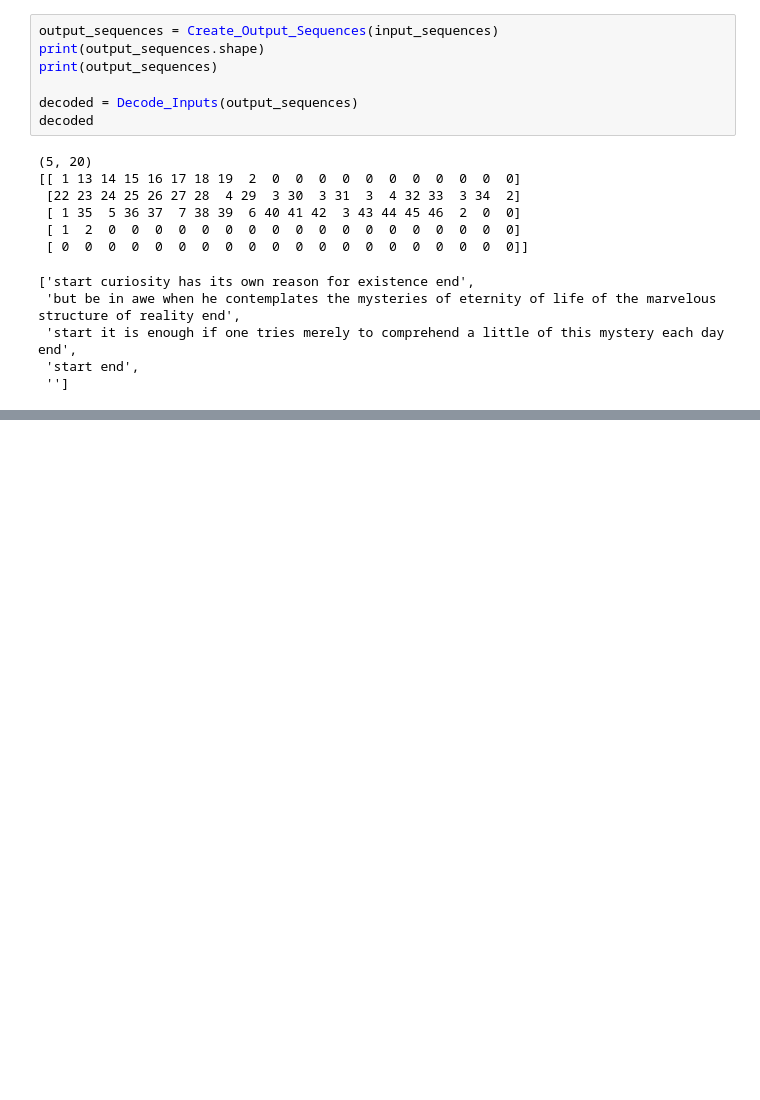
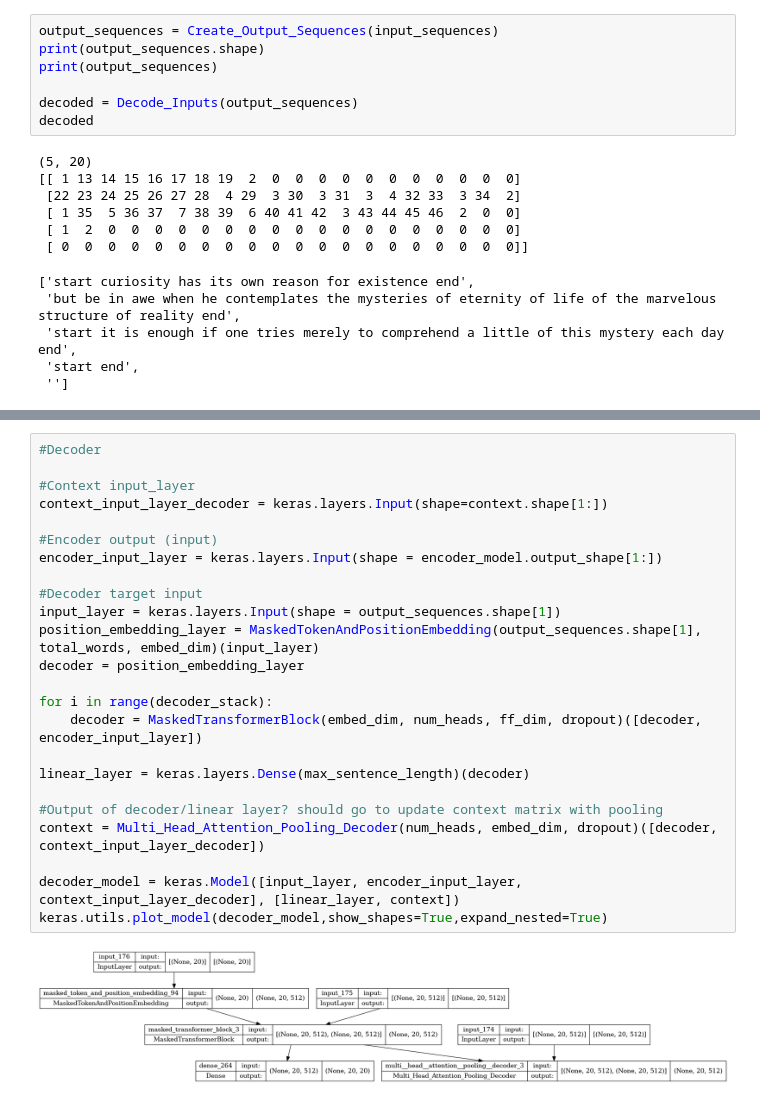
Before and after one commit to CSCI4850/s22-team3-project, a Jupyter notebook: Alternate_Transformer.ipynb, the cells around one changed output, grey strips where cells are left out. Saved outputs shown, nothing was run; the diff lists cells and outputs as text; blank space fills up the shorter version.

```diff
--- a/Alternate_Transformer.ipynb
+++ b/Alternate_Transformer.ipynb
@@ -294 +289,27 @@ ValueError: Graph disconnected: cannot obtain value for tensor KerasTensor(type_
+# %%
+#Decoder
+
+#Context input_layer
+context_input_layer_decoder = keras.layers.Input(shape=context.shape[1:])
+
+#Encoder output (input)
+encoder_input_layer = keras.layers.Input(shape = encoder_model.output_shape[1:])
+
+#Decoder target input
+input_layer = keras.layers.Input(shape = output_sequences.shape[1])
+position_embedding_layer = MaskedTokenAndPositionEmbedding(output_sequences.shape[1], total_words, embed_dim)(input_layer)
+decoder = position_embedding_layer
+
+for i in range(decoder_stack):
+    decoder = MaskedTransformerBlock(embed_dim, num_heads, ff_dim, dropout)([decoder, encoder_input_layer])
+
+linear_layer = keras.layers.Dense(max_sentence_length)(decoder)
+
+#Output of decoder/linear layer? should go to update context matrix with pooling
+context = Multi_Head_Attention_Pooling_Decoder(num_heads, embed_dim, dropout)([decoder, context_input_layer_decoder])
+
+decoder_model = keras.Model([input_layer, encoder_input_layer, context_input_layer_decoder], [linear_layer, context])
+keras.utils.plot_model(decoder_model,show_shapes=True,expand_nested=True)
+# %% [output]
+[figure, added]
 # %%
```
Also changed, not shown: parts of 7 cells of this notebook.
